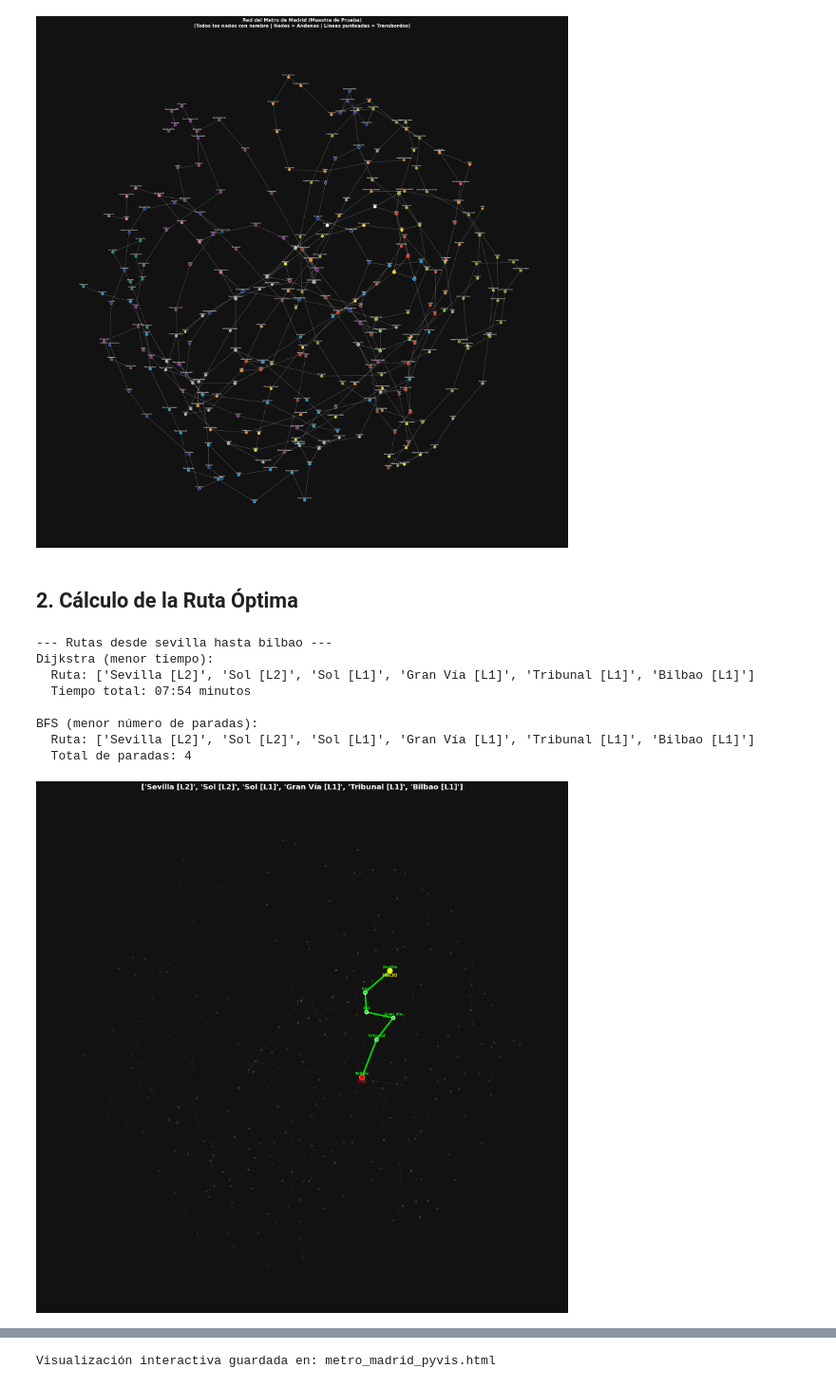
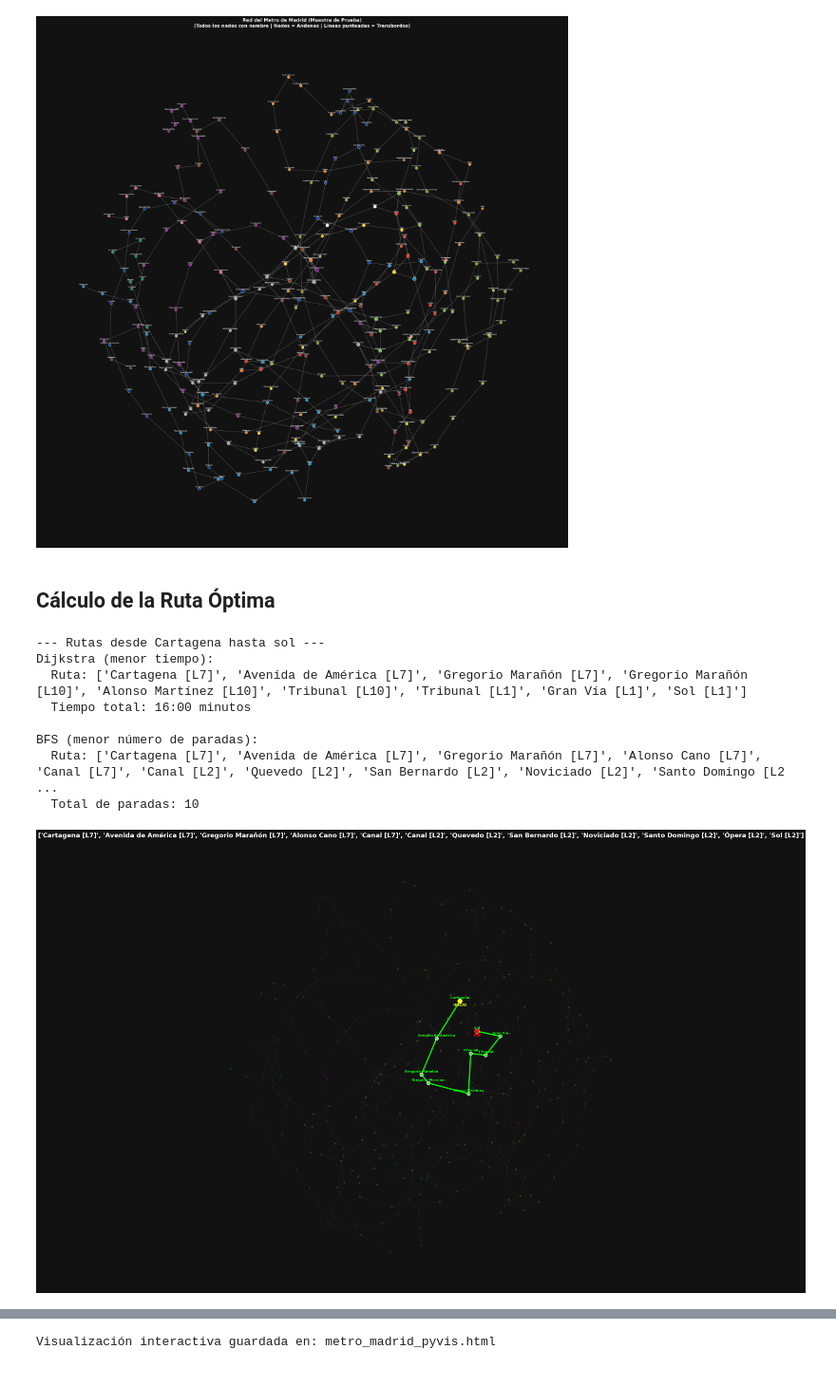
Before and after one commit to mathiaslozano1/metro_madrid, a Jupyter notebook: notebooks/Proyecto_Metro_Madrid.ipynb, the cells around one changed output, grey strips where cells are left out. Shown at 95% size. Cells and saved outputs as stored; diff of their text form; code cells hidden in the pictures.

```diff
--- a/notebooks/Proyecto_Metro_Madrid.ipynb
+++ b/notebooks/Proyecto_Metro_Madrid.ipynb
@@ -27,31 +25,29 @@ plot_graph_matplotlib(G, title="Red del Metro de Madrid (Muestra de Prueba)")
 El grafo tiene 291 nodos y 338 aristas.
 [figure]
 # %% [markdown]
-## 2. Cálculo de la Ruta Óptima
+##  Cálculo de la Ruta Óptima
 # %%
-origen = 'sevilla'
-destino = 'bilbao'
+origen = 'Cartagena'
+destino = 'sol'
 
 rutas = compare_routes(G, origen, destino)
 
 print(f"--- Rutas desde {origen} hasta {destino} ---")
 print("Dijkstra (menor tiempo):")
 print(f"  Ruta: {rutas['dijkstra']['path']}")
-print(f"  Tiempo total: {rutas['dijkstra']['time']} (formato mm:ss)")
-print(f"  Paradas de tren: {rutas['dijkstra']['stops']} | Transbordos: {rutas['dijkstra']['transfers']}")
+print(f"  Tiempo total: {rutas['dijkstra']['time']} minutos")
 print("\nBFS (menor número de paradas):")
 print(f"  Ruta: {rutas['bfs']['path']}")
-print(f"  Tiempo total: {rutas['bfs']['time']} (formato mm:ss)")
 print(f"  Total de paradas: {rutas['bfs']['stops']}")
-plot_route_matplotlib(G, rutas['dijkstra']['path'], rutas['bfs']['path'])
+plot_route_matplotlib(G,rutas['dijkstra']['path'],rutas['bfs']['path'])
 # %% [output]
---- Rutas desde sevilla hasta bilbao ---
+--- Rutas desde Cartagena hasta sol ---
 Dijkstra (menor tiempo):
-  Ruta: ['Sevilla [L2]', 'Sol [L2]', 'Sol [L1]', 'Gran Vía [L1]', 'Tribunal [L1]', 'Bilbao [L1]']
-  Tiempo total: 07:54 minutos
+  Ruta: ['Cartagena [L7]', 'Avenida de América [L7]', 'Gregorio Marañón [L7]', 'Gregorio Marañón [L10]', 'Alonso Martínez [L10]', 'Tribunal [L10]', 'Tribunal [L1]', 'Gran Vía [L1]', 'Sol [L1]']
+  Tiempo total: 16:00 minutos
 
 BFS (menor número de paradas):
-  Ruta: ['Sevilla [L2]', 'Sol [L2]', 'Sol [L1]', 'Gran Vía [L1]', 'Tribunal [L1]', 'Bilbao [L1]']
-  Total de paradas: 4
+  Ruta: ['Cartagena [L7]', 'Avenida de América [L7]', 'Gregorio Marañón [L7]', 'Alonso Cano [L7]', 'Canal [L7]', 'Canal [L2]', 'Quevedo [L2]', 'San Bernardo [L2]', 'Noviciado [L2]', 'Santo Domingo [L2 ...
+  Total de paradas: 10
-[figure, old version]
+[figure, new version]
 # %% [markdown]
```
Also changed, not shown: parts of 9 cells of this notebook, 1 other file.
